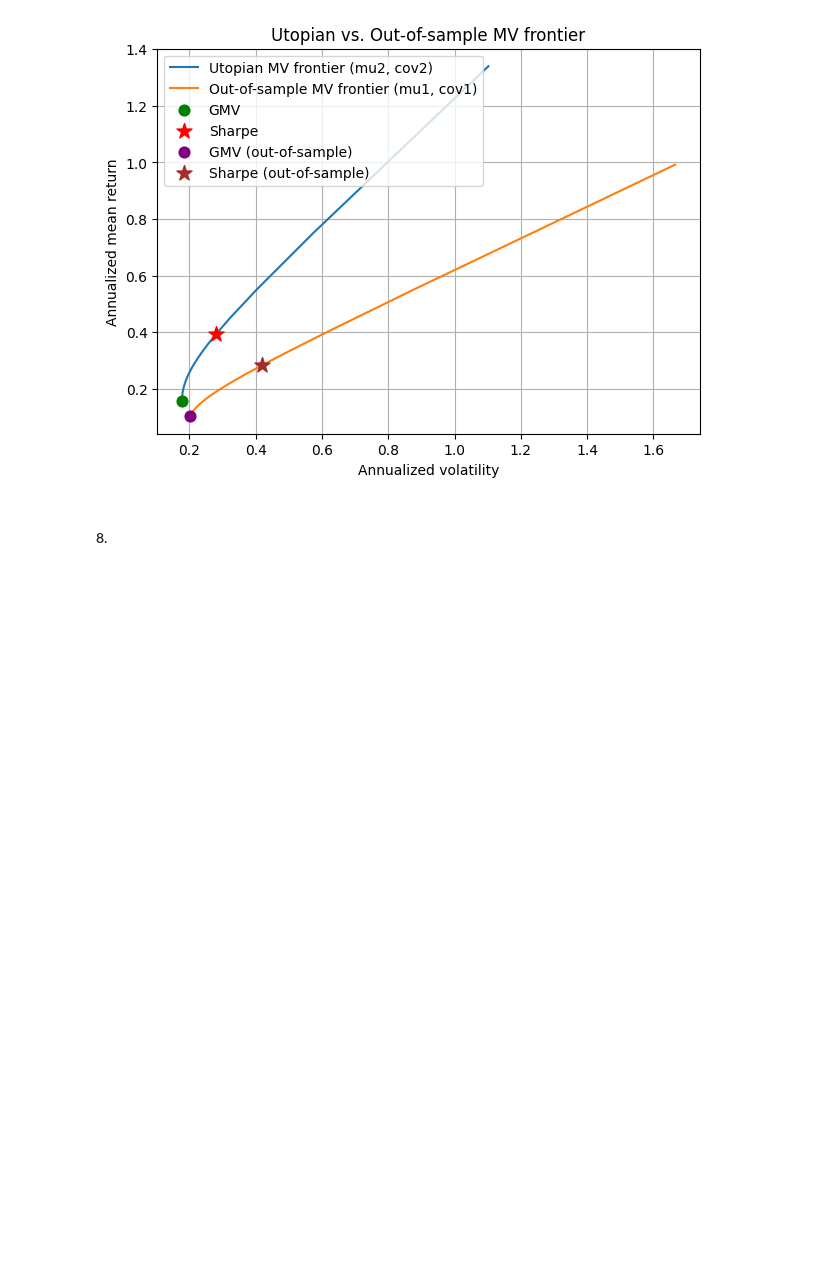
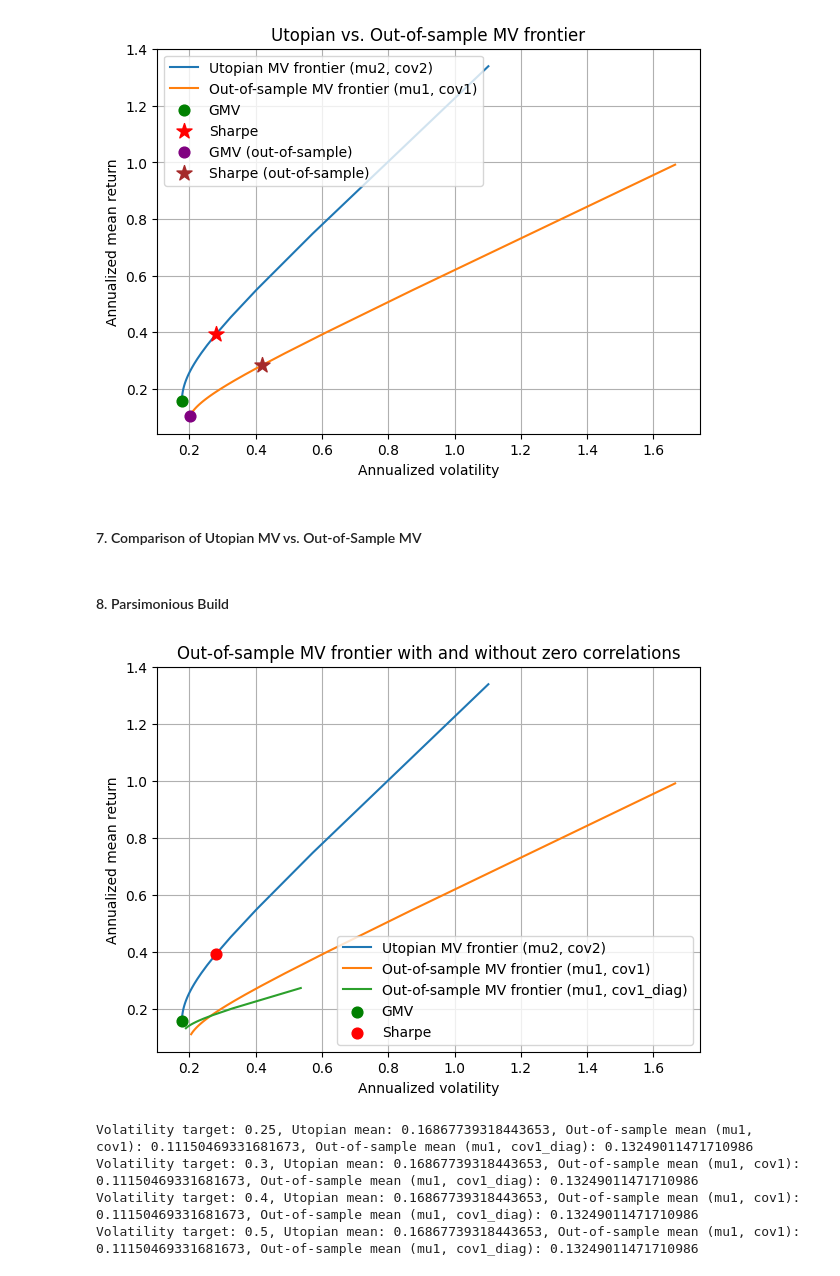
Before and after one commit to ctorello17/Project1, a Jupyter notebook: project1.ipynb, the cells around one changed output. Cells and saved outputs as stored; diff of their text form; code cells hidden in the pictures; blank space fills up the shorter version.

```diff
--- a/project1.ipynb
+++ b/project1.ipynb
@@ -493,3 +493,5 @@ plt.grid(True); plt.legend()
 plt.show()
 # %% [output]
 [figure]
+# %% [markdown]
+#### 7. Comparison of Utopian MV vs. Out-of-Sample MV
@@ -496,2 +505,35 @@ plt.show()
 # %% [markdown]
-#### 8.
+#### 8. Parsimonious Build
+# %%
+mu1v, cov1v = mu1.values, cov1.values
+cov1_diag = np.diag(np.diag(cov1v)) #zero correlations
+
+def frontier(A_grid, mu_est, S_est, mu_eval, S_eval):
+    W = np.array([mv_port(A, mu_est, S_est) for A in A_grid])
+    return W @ mu_eval, np.sqrt(np.einsum('ij,jk,ik->i', W, S_eval, W))
+
+mean6, vol6 = frontier(A_grid, mu1v, cov1v, mu2v, cov2v) #part 6 out-of-sample
+mean8, vol8 = frontier(A_grid, mu1v, cov1_diag, mu2v, cov2v) #part 8 out-of-sample with zero correlations
+
+plt.figure(figsize=(7, 5))
+plt.plot(vol5 * k_v, mean5 * k_m, color="tab:blue", label="Utopian MV frontier (mu2, cov2)")
+plt.plot(vol6 * k_v, mean6 * k_m, color="tab:orange", label="Out-of-sample MV frontier (mu1, cov1)")
+plt.plot(vol8 * k_v, mean8 * k_m, color="tab:green", label="Out-of-sample MV frontier (mu1, cov1_diag)")
+plt.scatter(vol_gmv*k_v, mean_gmv*k_m, color="green", s=60, zorder=3, label="GMV")
+plt.scatter(vol_T*k_v, mean_T*k_m, color="red", s=60, zorder=3, label="Sharpe")
+plt.xlabel("Annualized volatility"); plt.ylabel("Annualized mean return")
+plt.title("Out-of-sample MV frontier with and without zero correlations")
+plt.grid(True); plt.legend()
+plt.show()
+
+for v in [0.25, 0.30, 0.40, 0.50]: #annualized volatility targets on the green curve's range
+    m_u = np.interp(v, vol5*k_v, mean5*k_m)
+    m_6 = np.interp(v, vol6*k_v, mean6*k_m)
+    m_8 = np.interp(v, vol8*k_v, mean8*k_m)
+    print(f"Volatility target: {v}, Utopian mean: {m_u}, Out-of-sample mean (mu1, cov1): {m_6}, Out-of-sample mean (mu1, cov1_diag): {m_8}")
+# %% [output]
+[figure, added]
+Volatility target: 0.25, Utopian mean: 0.16867739318443653, Out-of-sample mean (mu1, cov1): 0.11150469331681673, Out-of-sample mean (mu1, cov1_diag): 0.13249011471710986
+Volatility target: 0.3, Utopian mean: 0.16867739318443653, Out-of-sample mean (mu1, cov1): 0.11150469331681673, Out-of-sample mean (mu1, cov1_diag): 0.13249011471710986
+Volatility target: 0.4, Utopian mean: 0.16867739318443653, Out-of-sample mean (mu1, cov1): 0.11150469331681673, Out-of-sample mean (mu1, cov1_diag): 0.13249011471710986
+Volatility target: 0.5, Utopian mean: 0.16867739318443653, Out-of-sample mean (mu1, cov1): 0.11150469331681673, Out-of-sample mean (mu1, cov1_diag): 0.13249011471710986
```
Also changed, not shown: parts of 1 cell of this notebook.
